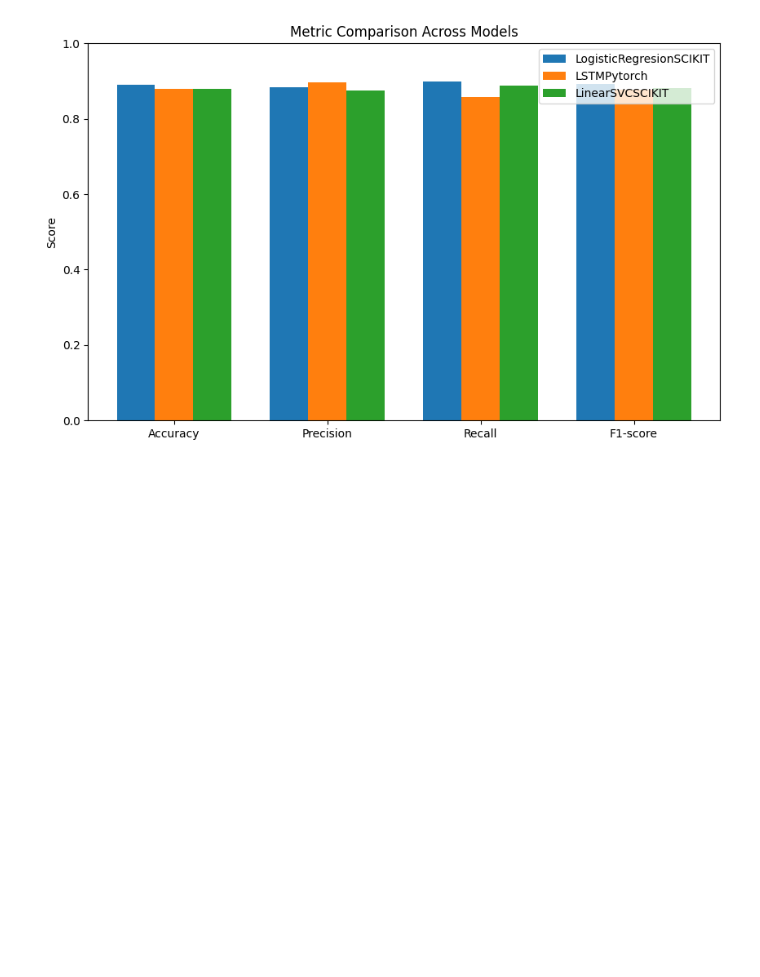
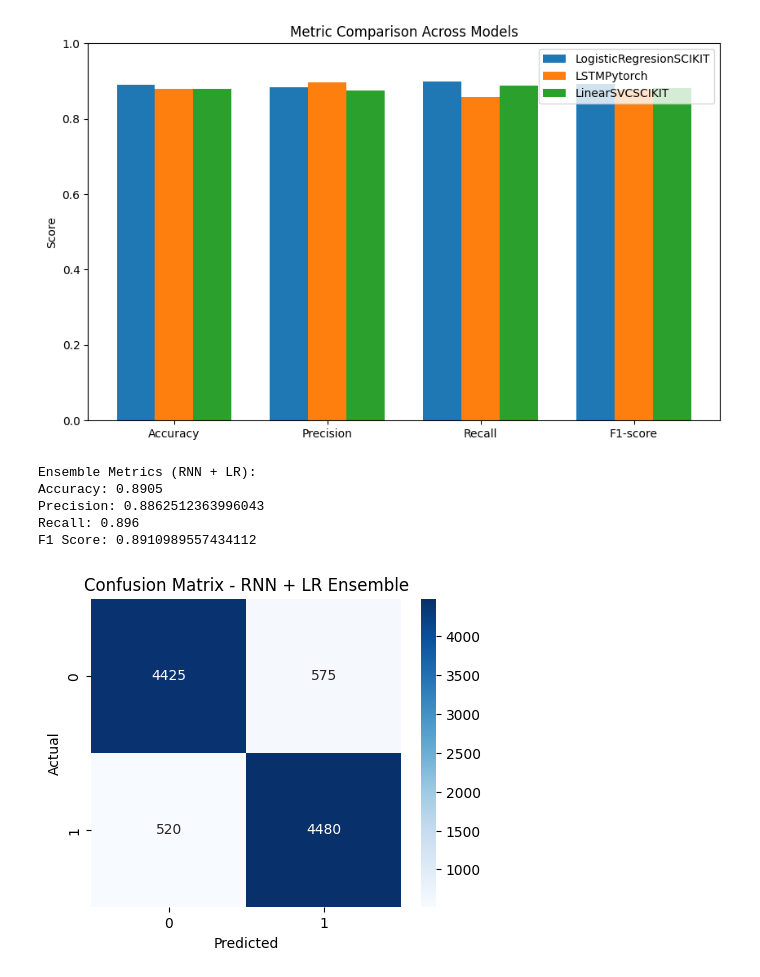
Before and after one commit to Addy0606/imdbdataset, a Jupyter notebook: model2.ipynb, the cells around one changed output. Saved outputs shown, nothing was run; the diff lists cells and outputs as text; code cells hidden in the pictures; blank space fills up the shorter version.

```diff
--- a/model2.ipynb
+++ b/model2.ipynb
@@ -89,6 +89,7 @@ X_test_clean = vectorizer_clean.transform(X_test_clean)
 lr_clean = LogisticRegression(max_iter=500)
 lr_clean.fit(X_train_clean, y_train)
 y_pred_clean = lr_clean.predict(X_test_clean)
+proba_lr = lr_clean.predict_proba(X_test_clean)[:,1] ## raw probability output for final ensemble model
 
 print("Cleaned Reviews Performance:")
 print("Accuracy:", accuracy_score(y_test, y_pred_clean))
@@ -472,3 +473,35 @@ plt.legend()
 plt.show()
 # %% [output]
 [figure]
+# %%
+#   ENSEMBLE MODEL (RNN + LR)
+# combining the predictions of the two best models (RNN and Logistic Regression) to improve performance
+#  Soft voting: average the probabilities
+proba_rnn = np.array(all_probs) # convert list to numpy array
+ensemble_proba = (proba_lr + proba_rnn) / 2
+
+# Convert to hard predictions using 0.5 threshold
+ensemble_pred = (ensemble_proba >= 0.5).astype(int)
+
+
+print("Ensemble Metrics (RNN + LR):")
+print("Accuracy:", accuracy_score(y_test, ensemble_pred))
+print("Precision:", precision_score(y_test, ensemble_pred))
+print("Recall:", recall_score(y_test, ensemble_pred))
+print("F1 Score:", f1_score(y_test, ensemble_pred))
+
+# Confusion matrix
+cm = confusion_matrix(y_test, ensemble_pred)
+plt.figure(figsize=(5,4))
+sns.heatmap(cm, annot=True, fmt='d', cmap='Blues')
+plt.xlabel('Predicted')
+plt.ylabel('Actual')
+plt.title("Confusion Matrix - RNN + LR Ensemble")
+plt.show()
+# %% [output]
+Ensemble Metrics (RNN + LR):
+Accuracy: 0.8905
+Precision: 0.8862512363996043
+Recall: 0.896
+F1 Score: 0.8910989557434112
+[figure, added]
```
Also changed, not shown: parts of 2 cells of this notebook.
